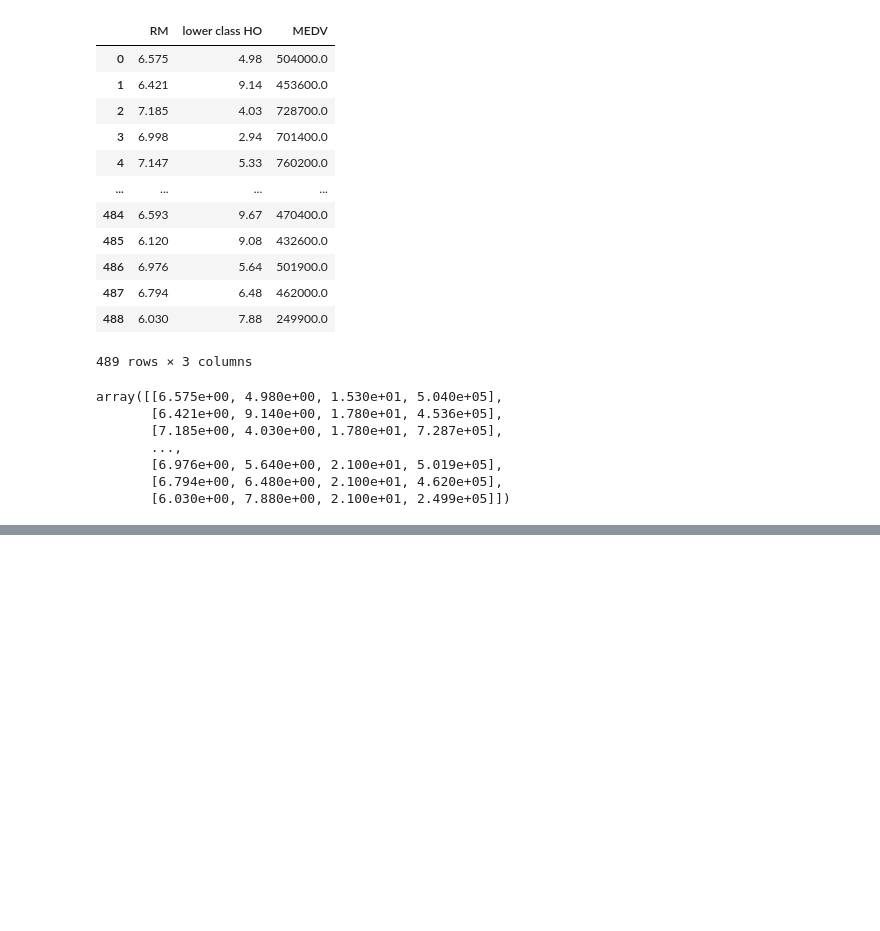
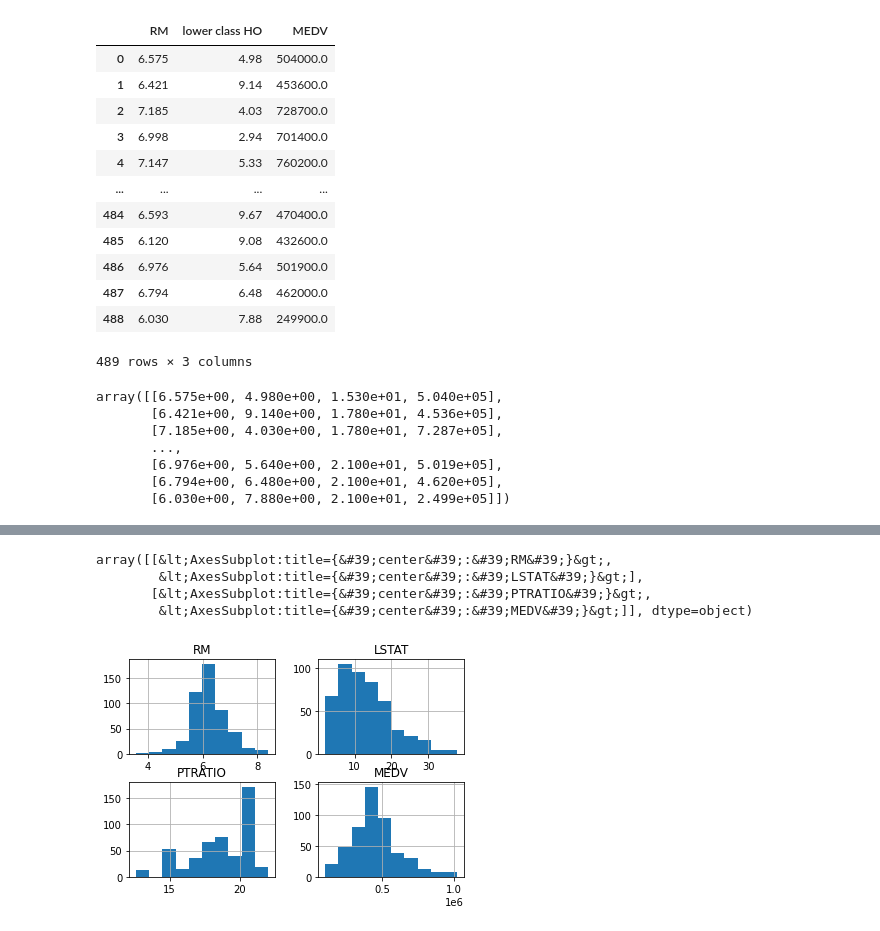
Before and after one commit to rishav4101/10daysofcode-stock_prediction, a Jupyter notebook: tasks/Task1&2.ipynb, the cells around one changed output, grey strips where cells are left out. Saved outputs shown, nothing was run; the diff lists cells and outputs as text; code cells hidden in the pictures; blank space fills up the shorter version.

```diff
--- a/tasks/Task1&2.ipynb
+++ b/tasks/Task1&2.ipynb
@@ -86,0 +110,8 @@ plt.show()
+# %%
+df.hist()
+# %% [output]
+array([[&lt;AxesSubplot:title={&#39;center&#39;:&#39;RM&#39;}&gt;,
+        &lt;AxesSubplot:title={&#39;center&#39;:&#39;LSTAT&#39;}&gt;],
+       [&lt;AxesSubplot:title={&#39;center&#39;:&#39;PTRATIO&#39;}&gt;,
+        &lt;AxesSubplot:title={&#39;center&#39;:&#39;MEDV&#39;}&gt;]], dtype=object)
+[figure, added]
```
Also changed, not shown: parts of 3 cells of this notebook.
